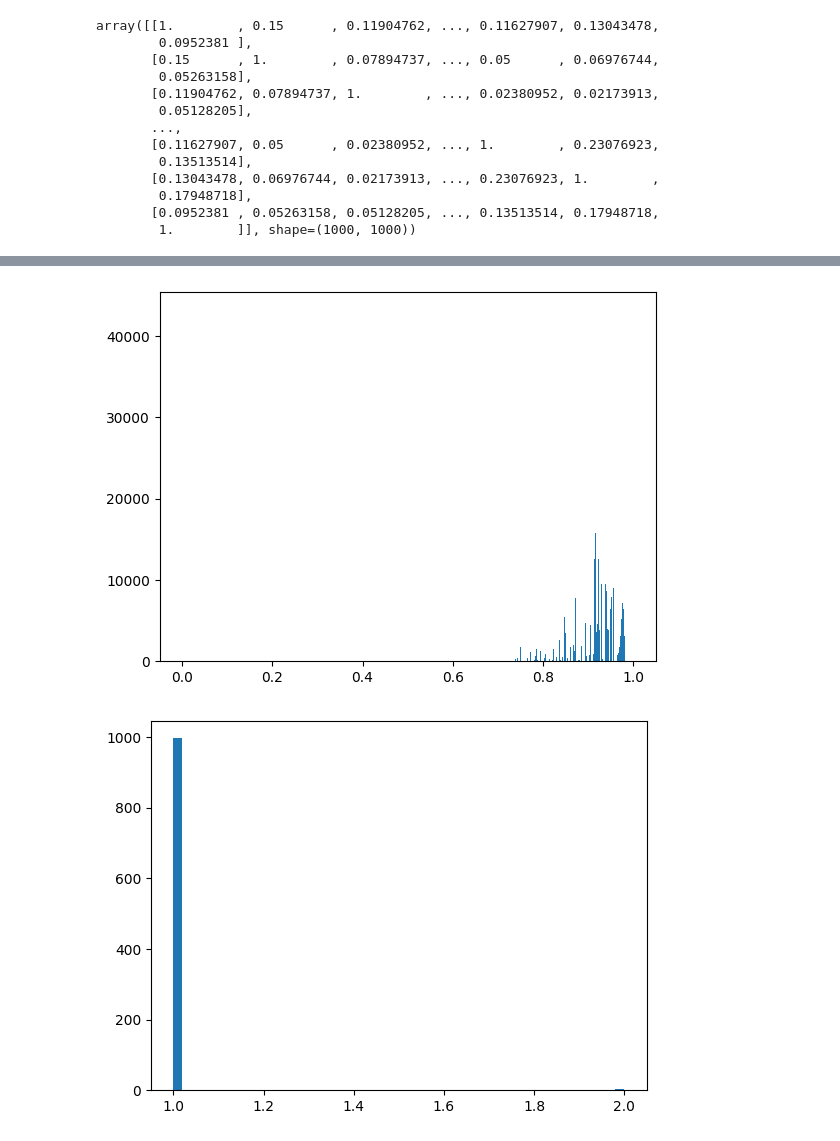
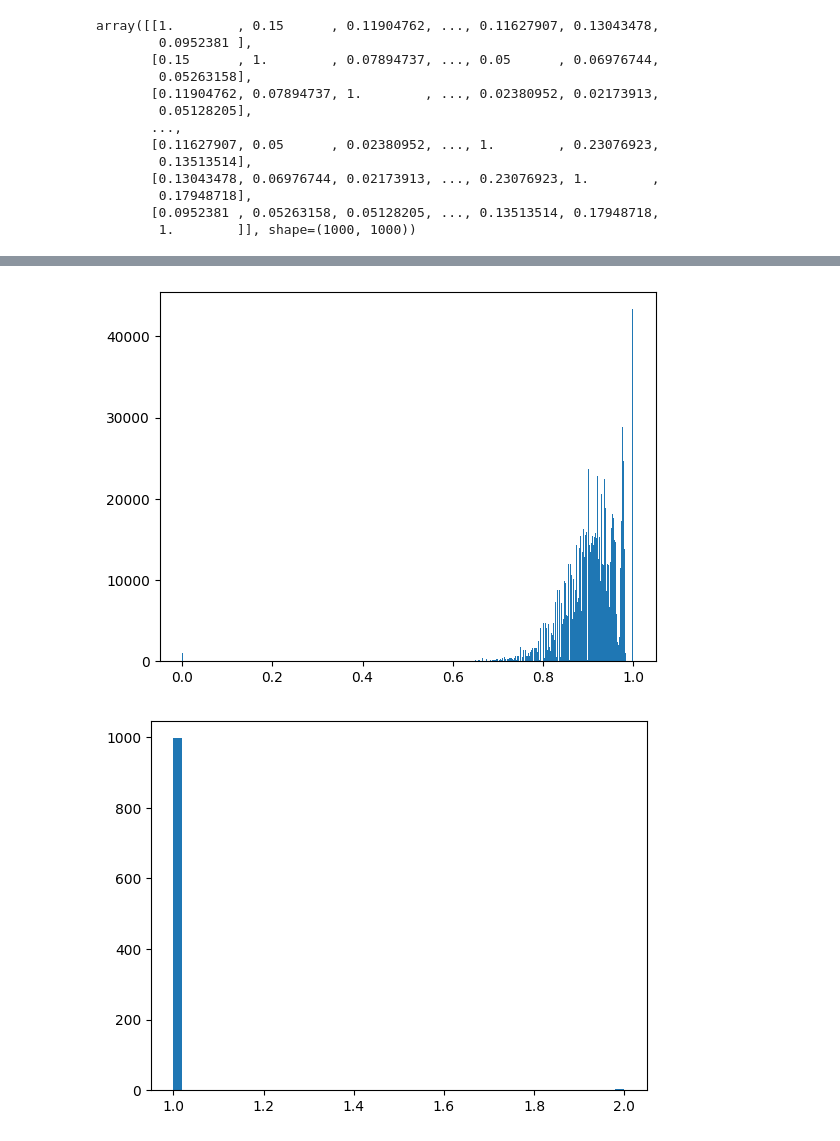
Before and after one commit to hrkhach/Compound-Clustering-Assignment, a Jupyter notebook: compound_clustering_for_ZINC_data.ipynb, the cells around one changed output, grey strips where cells are left out. Saved outputs shown, nothing was run; the diff lists cells and outputs as text; code cells hidden in the pictures.

```diff
--- a/compound_clustering_for_ZINC_data.ipynb
+++ b/compound_clustering_for_ZINC_data.ipynb
@@ -139,7 +149,7 @@ Separate Morgan fingerprints from the DataFrame.
 
 Since the DataFrame is too large let's separate the first 1000 molecules.
 # %%
-df_first_1000 = zinc_data_f.iloc[:1000].copy()
+df_first_1000 = zinc_data_f.iloc[:1001].copy()
 mfps = df_first_1000["morgan_fp"]
 # %%
 # Example: Calculate single similarity of two fingerprints
@@ -163,5 +181,5 @@ mfps_list = list(mfps)
 dist_array = np.eye(len(mfps_list))
 for c, f in enumerate(mfps_list):
     dist_array[c, c + 1:] = DataStructs.BulkTanimotoSimilarity(f, mfps_list[c + 1:])
-T = np.maximum(dist_array, dist_array.transpose())
+t_similarity_matrix = np.maximum(dist_array, dist_array.transpose())
 # %%
@@ -214,7 +253,7 @@ labels_H = clustering_H.fit_predict(1-T)
 n_clusters_ = len(set(labels_H)) - (1 if -1 in labels_H else 0)
 # %%
-plt.hist((1-T).flatten(),bins=2000)
+plt.hist((1 - t_similarity_matrix).flatten(), bins=500)
 plt.show()
 # %% [output]
-[figure, old version]
+[figure, new version]
 # %%
```
Also changed, not shown: parts of 18 cells of this notebook.
